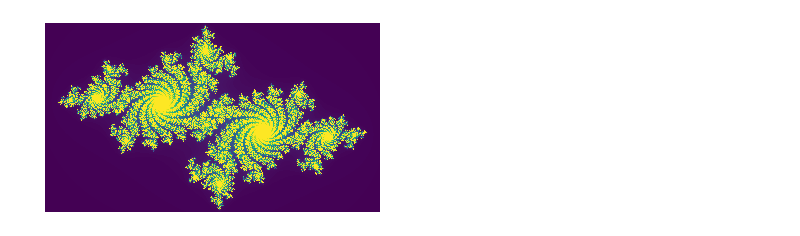
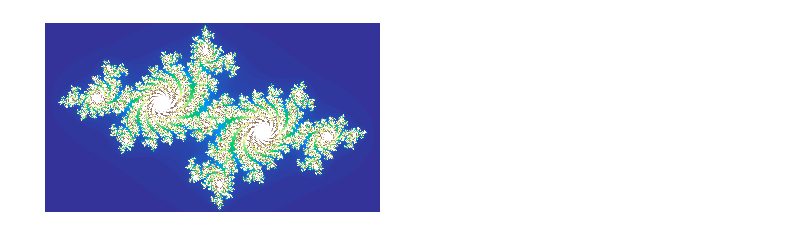
Before and after one commit to KauBoui/Personal-Projects, a Jupyter notebook: Julia_Sets_Python/Julia_2.ipynb, the cells around one changed output. Cells and saved outputs as stored; diff of their text form; code cells hidden in the pictures.

```diff
--- a/Julia_Sets_Python/Julia_2.ipynb
+++ b/Julia_Sets_Python/Julia_2.ipynb
@@ -46,14 +56,14 @@ def julia_set(mapping: Callable[[Complex], Complex],
 # %%
 if __name__ == '__main__':
     mapping = partial(douady_hubbard_polynomial, c=-0.7 + 0.27015j)
 
     image = julia_set(mapping, min_coordinate=-1.6-0.9j, max_coordinate=1.6+0.9j,width=1920, height=1080)
 
     plt.axis('off')
-    plt.imshow(image, cmap='viridis', origin='lower')
+    plt.imshow(image, cmap='terrain', origin='lower')
     plt.show()
 # %% [output]
-[figure, old version]
+[figure, new version]
 # %%
 def animator(Gif_out):
     with imageio.get_writer(Gif_out, mode='I') as writer:
```
Also changed, not shown: parts of 8 cells of this notebook.
